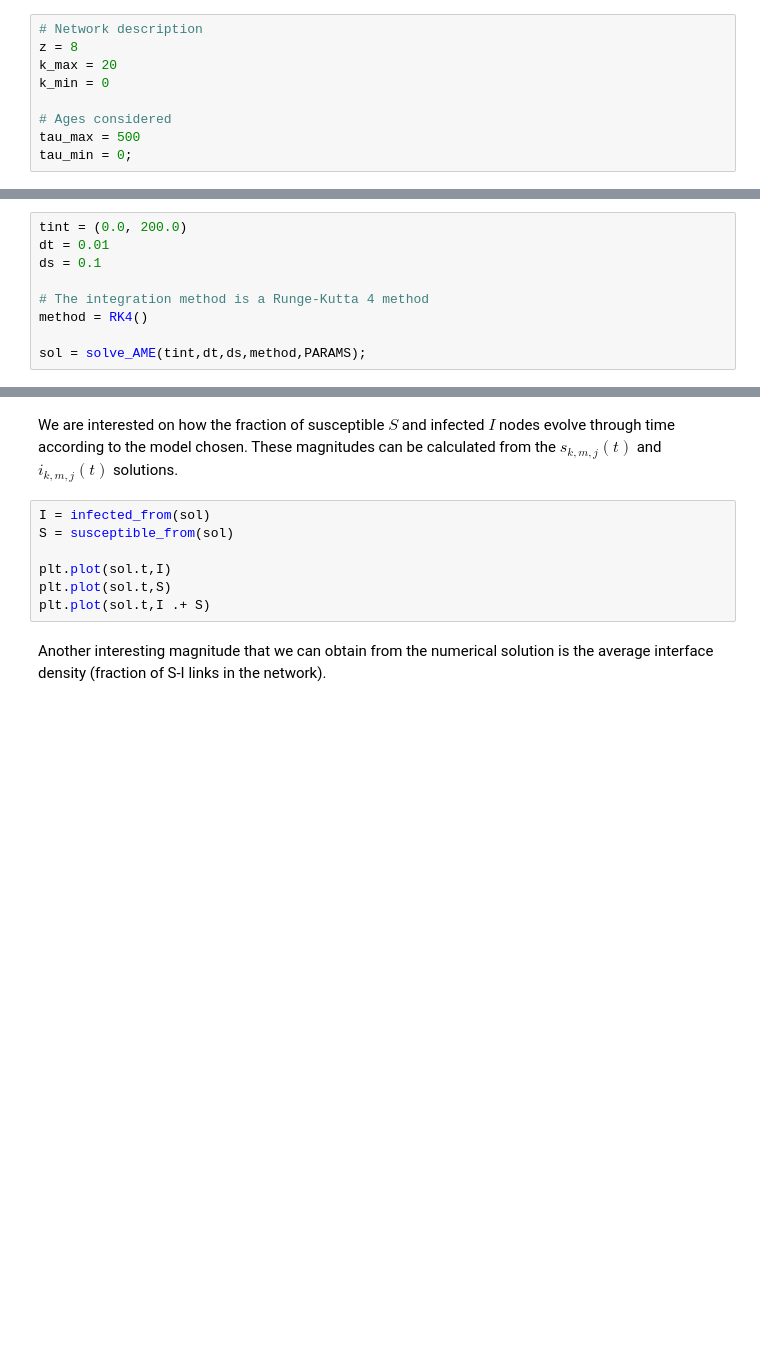
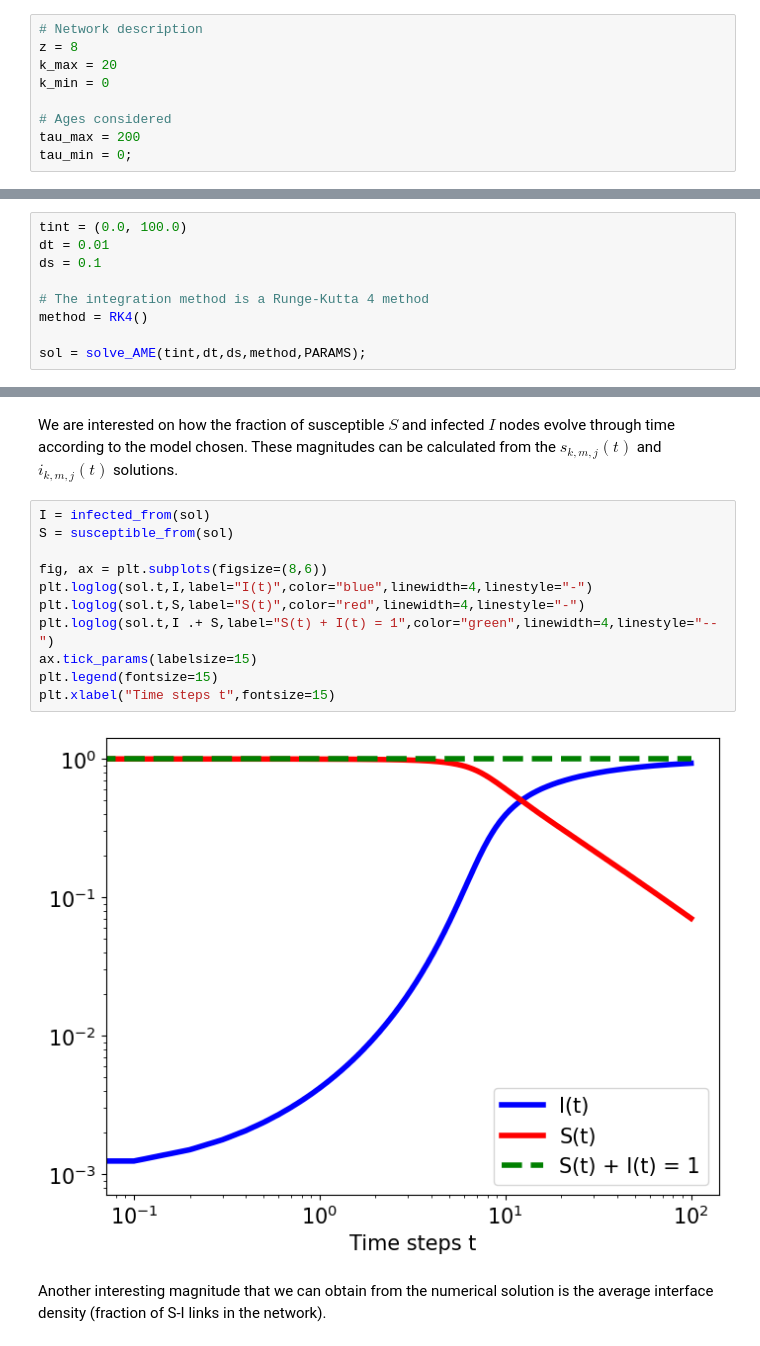
Before and after one commit to davidabbu/Aging-in-binary-state-models, a Jupyter notebook: Tutorial_AME_aging.ipynb, the cells around one changed output, grey strips where cells are left out. Saved outputs shown, nothing was run; the diff lists cells and outputs as text; blank space fills up the shorter version.

```diff
--- a/Tutorial_AME_aging.ipynb
+++ b/Tutorial_AME_aging.ipynb
@@ -29,7 +29,7 @@ k_max = 20
 k_min = 0
 
 # Ages considered
-tau_max = 500
+tau_max = 200
 tau_min = 0;
 # %% [markdown]
 The initial state is set by the initial seed $\rho_0$ _(rho_0)_ of adopters agents, distributed randomly in the network with age $j = 0$.
@@ -107,7 +107,7 @@ PARAMS = (F,R,FR,RR,FA,RA);
 # %% [markdown]
 We integrate numerically using the tools of the library **_DifferentialEquations.jl_**. We define the time interval to integrate numerically _tint_, the integration time step _dt_, the saving time step _ds_ and the integration solver.
 # %%
-tint = (0.0, 200.0)
+tint = (0.0, 100.0)
 dt = 0.01
 ds = 0.1
 
@@ -122,10 +122,16 @@ We are interested on how the fraction of susceptible $S$ and infected $I$ nodes
 # %%
 I = infected_from(sol)
 S = susceptible_from(sol)
 
-plt.plot(sol.t,I)
-plt.plot(sol.t,S)
-plt.plot(sol.t,I .+ S)
+fig, ax = plt.subplots(figsize=(8,6))
+plt.loglog(sol.t,I,label="I(t)",color="blue",linewidth=4,linestyle="-")
+plt.loglog(sol.t,S,label="S(t)",color="red",linewidth=4,linestyle="-")
+plt.loglog(sol.t,I .+ S,label="S(t) + I(t) = 1",color="green",linewidth=4,linestyle="--")
+ax.tick_params(labelsize=15)
+plt.legend(fontsize=15)
+plt.xlabel("Time steps t",fontsize=15)
+# %% [output]
+[figure, added]
 # %% [markdown]
 Another interesting magnitude that we can obtain from the numerical solution is the average interface density (fraction of S-I links in the network).
 # %%
```
Also changed, not shown: parts of 3 cells of this notebook, 4 other files.
